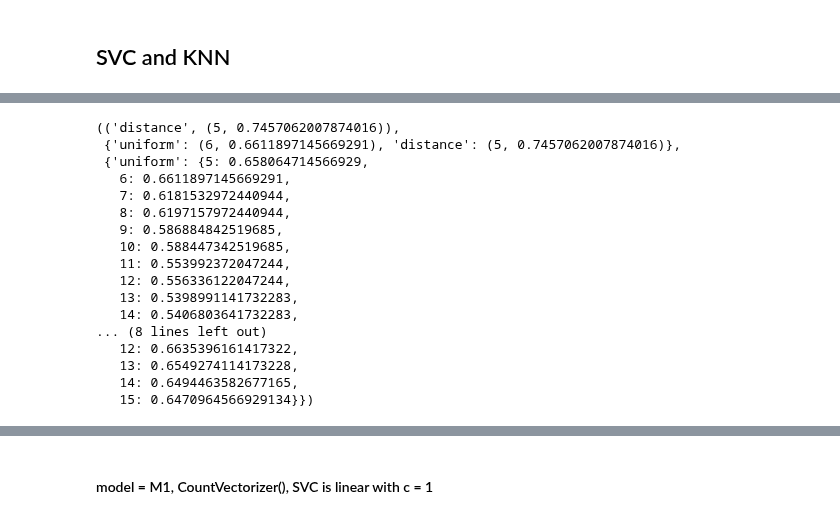
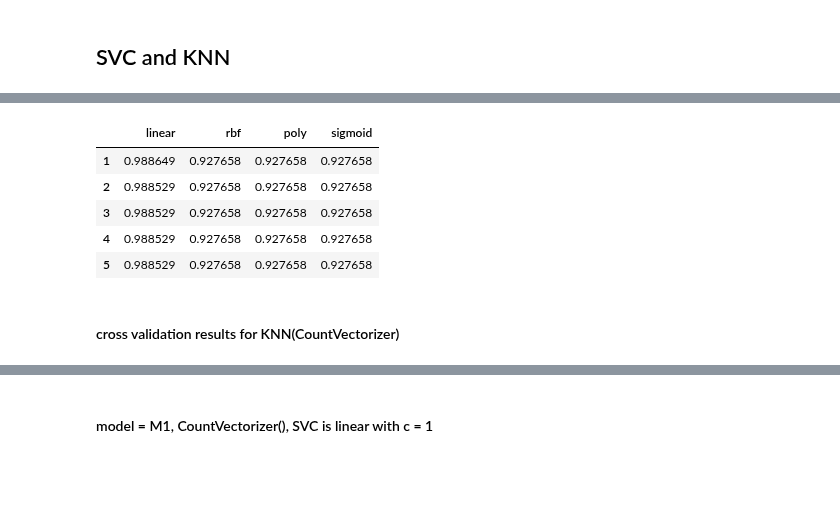
Before and after one commit to ECS171-Project/Final-project, a Jupyter notebook: SVC and KNN.ipynb, the cells around one changed output, grey strips where cells are left out. Saved outputs shown, nothing was run; the diff lists cells and outputs as text; code cells hidden in the pictures; blank space fills up the shorter version.

```diff
--- a/SVC and KNN.ipynb
+++ b/SVC and KNN.ipynb
@@ -300,21 +248,13 @@ compare_result
+# %%
+report_results2(compare_result,"kenerl",'C')
+# %% [output]
+|  | linear | rbf | poly | sigmoid |
+| 1 | 0.988649 | 0.927658 | 0.927658 | 0.927658 |
+| 2 | 0.988529 | 0.927658 | 0.927658 | 0.927658 |
+| 3 | 0.988529 | 0.927658 | 0.927658 | 0.927658 |
+| 4 | 0.988529 | 0.927658 | 0.927658 | 0.927658 |
+| 5 | 0.988529 | 0.927658 | 0.927658 | 0.927658 |
+# %% [markdown]
+#### cross validation results for KNN(CountVectorizer)
 # %%
 compare_result2 = best_parameter(metric_used, Weights, N_neighbors, s2)
-compare_result2
-# %% [output]
-(('distance', (5, 0.7457062007874016)),
- {'uniform': (6, 0.6611897145669291), 'distance': (5, 0.7457062007874016)},
- {'uniform': {5: 0.658064714566929,
-   6: 0.6611897145669291,
-   7: 0.6181532972440944,
-   8: 0.6197157972440944,
-   9: 0.586884842519685,
-   10: 0.588447342519685,
-   11: 0.553992372047244,
-   12: 0.556336122047244,
-   13: 0.5398991141732283,
-   14: 0.5406803641732283,
-... (8 lines left out)
-   12: 0.6635396161417322,
-   13: 0.6549274114173228,
-   14: 0.6494463582677165,
-   15: 0.6470964566929134}})
```
Also changed, not shown: parts of 56 cells of this notebook, 1 other file.
